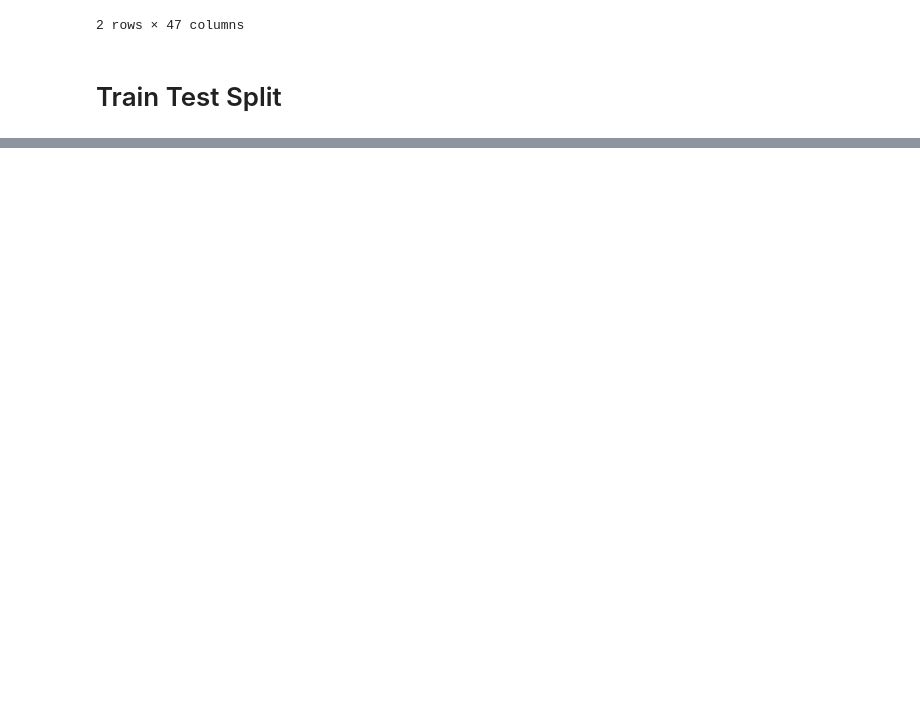
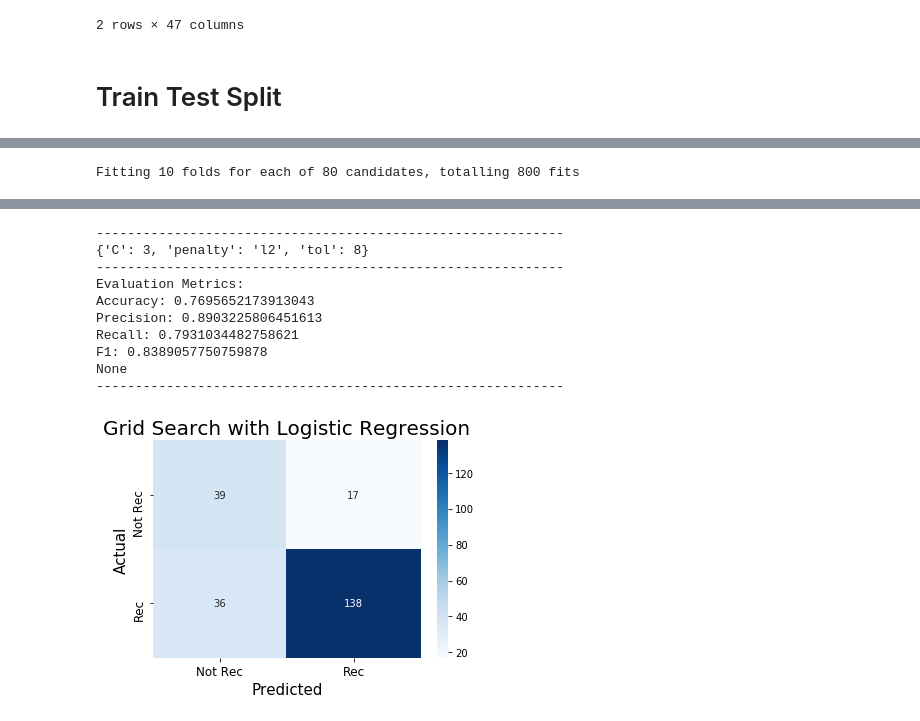
Before and after one commit to dorjeys3/Walmart_proj, a Jupyter notebook: Final_Walmart_Review_Analysis.ipynb, the cells around one changed output, grey strips where cells are left out. Saved outputs shown, nothing was run; the diff lists cells and outputs as text; code cells hidden in the pictures; blank space fills up the shorter version.

```diff
--- a/Final_Walmart_Review_Analysis.ipynb
+++ b/Final_Walmart_Review_Analysis.ipynb
@@ -333,0 +497,14 @@ drop_features = ["item_name", "overall_rating", "rating_bin", "recommend", "rev_
+# %%
+logreg = LogisticRegression(random_state = 0, n_jobs=-1, verbose=2, class_weight="balanced")
+log_dict = {'tol': range(1,9,1), 'C': range(3,8), 'penalty': ["l1", "l2"]}
+grid_log = GridSearchCV(logreg, log_dict, cv=10, scoring="f1", verbose=2, n_jobs=-1)
+grid_log.fit(X_train, y_train)
+print("-"*60)
+print(grid_log.best_params_)
+print("-"*60)
+grid_log_pred = grid_log.predict(X_test)
+print(mod.model_metrics(y_test, grid_log_pred))
+print("-"*60)
+mod.con_mat(y_test, grid_log_pred, title="Grid Search with Logistic Regression")
+# %% [output]
+Fitting 10 folds for each of 80 candidates, totalling 800 fits
@@ -333,0 +518,11 @@ drop_features = ["item_name", "overall_rating", "rating_bin", "recommend", "rev_
+------------------------------------------------------------
+{'C': 3, 'penalty': 'l2', 'tol': 8}
+------------------------------------------------------------
+Evaluation Metrics:
+Accuracy: 0.7695652173913043
+Precision: 0.8903225806451613
+Recall: 0.7931034482758621
+F1: 0.8389057750759878
+None
+------------------------------------------------------------
+[figure, added]
```
Also changed, not shown: parts of 40 cells of this notebook.
